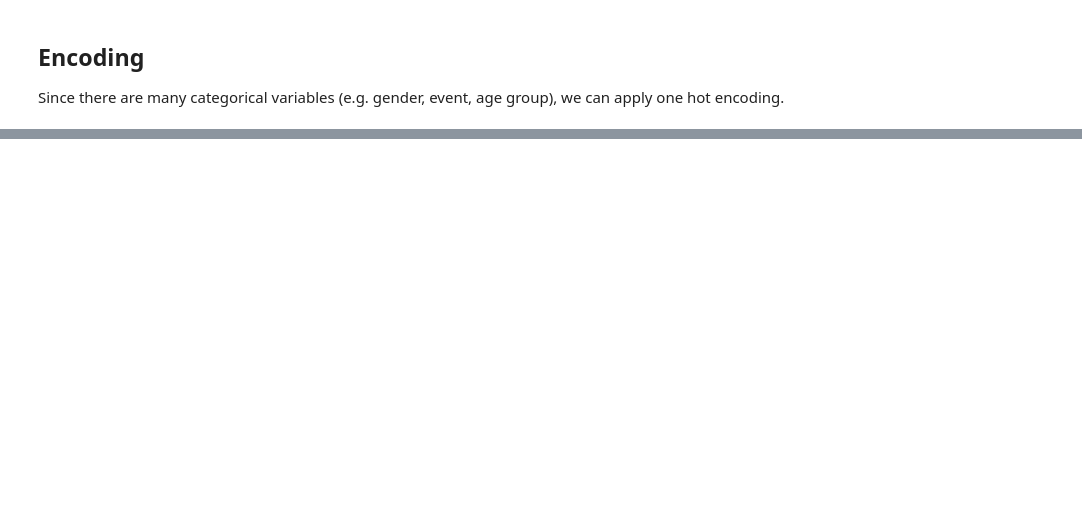
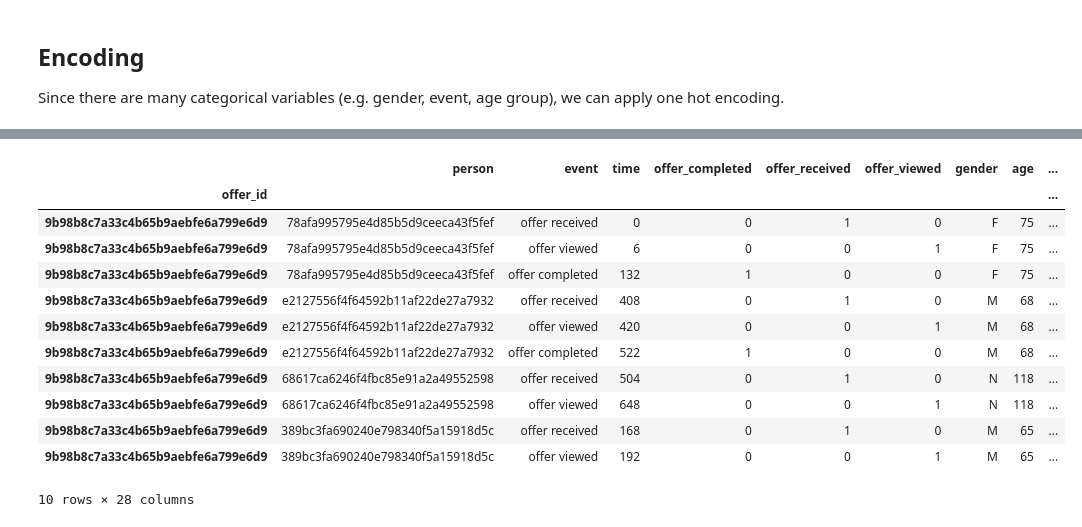
Before and after one commit to xixiaodong/Starbucks-customer-segmentation, a Jupyter notebook: Starbucks_Capstone_notebook.ipynb, the cells around one changed output, grey strips where cells are left out. Drawn from its saved outputs; the diff is of its cells as text; code cells hidden in the pictures; blank space fills up the shorter version.

```diff
--- a/Starbucks_Capstone_notebook.ipynb
+++ b/Starbucks_Capstone_notebook.ipynb
@@ -224,0 +281,13 @@ Since there are many categorical variables (e.g. gender, event, age group), we c
+# %%
+# create dummies in transcript
+
+# by event
+event_dummies = transcript['event'].str.get_dummies()
+event_dummies.drop('transaction', axis=1, inplace=True)
+
+transcript = pd.concat([transcript, event_dummies], axis=1)
+transcript.rename(columns={'offer completed': 'offer_completed', 'offer received': 'offer_received', 'offer viewed': 'offer_viewed'}, inplace=True)
+
+#profile.drop(['event'], axis=1, inplace=True)
+
+transcript.head()
@@ -224,0 +301,28 @@ Since there are many categorical variables (e.g. gender, event, age group), we c
+# %%
+transactions = transcript.query('event == "transaction"').copy()
+transactions['amount'] = transactions['value'].apply(lambda x: list(x.values())[0])
+transactions.drop(['value', 'offer_completed', 'offer_received', 'offer_viewed'], axis=1, inplace=True)
+
+offers = transcript.query('event != "transaction"').copy()
+offers['offer_id'] = offers['value'].apply(lambda x: list(x.values())[0])
+offers.drop(['value'], axis=1, inplace=True)
+# %%
+offers = offers.merge(profile, left_on='person', right_on='id')
+offers = offers.merge(portfolio, left_on='offer_id', right_on='id')
+offers.drop(['id_x', 'id_y'], axis=1, inplace=True)
+offers.set_index('offer_id', inplace=True)
+offers.head(10)
+# %% [output]
+|  | person | event | time | offer_completed | offer_received | offer_viewed | gender | age | ... |
+| offer_id |  |  |  |  |  |  |  |  | ... |
+| 9b98b8c7a33c4b65b9aebfe6a799e6d9 | 78afa995795e4d85b5d9ceeca43f5fef | offer received | 0 | 0 | 1 | 0 | F | 75 | ... |
+| 9b98b8c7a33c4b65b9aebfe6a799e6d9 | 78afa995795e4d85b5d9ceeca43f5fef | offer viewed | 6 | 0 | 0 | 1 | F | 75 | ... |
+| 9b98b8c7a33c4b65b9aebfe6a799e6d9 | 78afa995795e4d85b5d9ceeca43f5fef | offer completed | 132 | 1 | 0 | 0 | F | 75 | ... |
+| 9b98b8c7a33c4b65b9aebfe6a799e6d9 | e2127556f4f64592b11af22de27a7932 | offer received | 408 | 0 | 1 | 0 | M | 68 | ... |
+| 9b98b8c7a33c4b65b9aebfe6a799e6d9 | e2127556f4f64592b11af22de27a7932 | offer viewed | 420 | 0 | 0 | 1 | M | 68 | ... |
+| 9b98b8c7a33c4b65b9aebfe6a799e6d9 | e2127556f4f64592b11af22de27a7932 | offer completed | 522 | 1 | 0 | 0 | M | 68 | ... |
+| 9b98b8c7a33c4b65b9aebfe6a799e6d9 | 68617ca6246f4fbc85e91a2a49552598 | offer received | 504 | 0 | 1 | 0 | N | 118 | ... |
+| 9b98b8c7a33c4b65b9aebfe6a799e6d9 | 68617ca6246f4fbc85e91a2a49552598 | offer viewed | 648 | 0 | 0 | 1 | N | 118 | ... |
+| 9b98b8c7a33c4b65b9aebfe6a799e6d9 | 389bc3fa690240e798340f5a15918d5c | offer received | 168 | 0 | 1 | 0 | M | 65 | ... |
+| 9b98b8c7a33c4b65b9aebfe6a799e6d9 | 389bc3fa690240e798340f5a15918d5c | offer viewed | 192 | 0 | 0 | 1 | M | 65 | ... |
+10 rows × 28 columns
```
Also changed, not shown: parts of 10 cells of this notebook.
